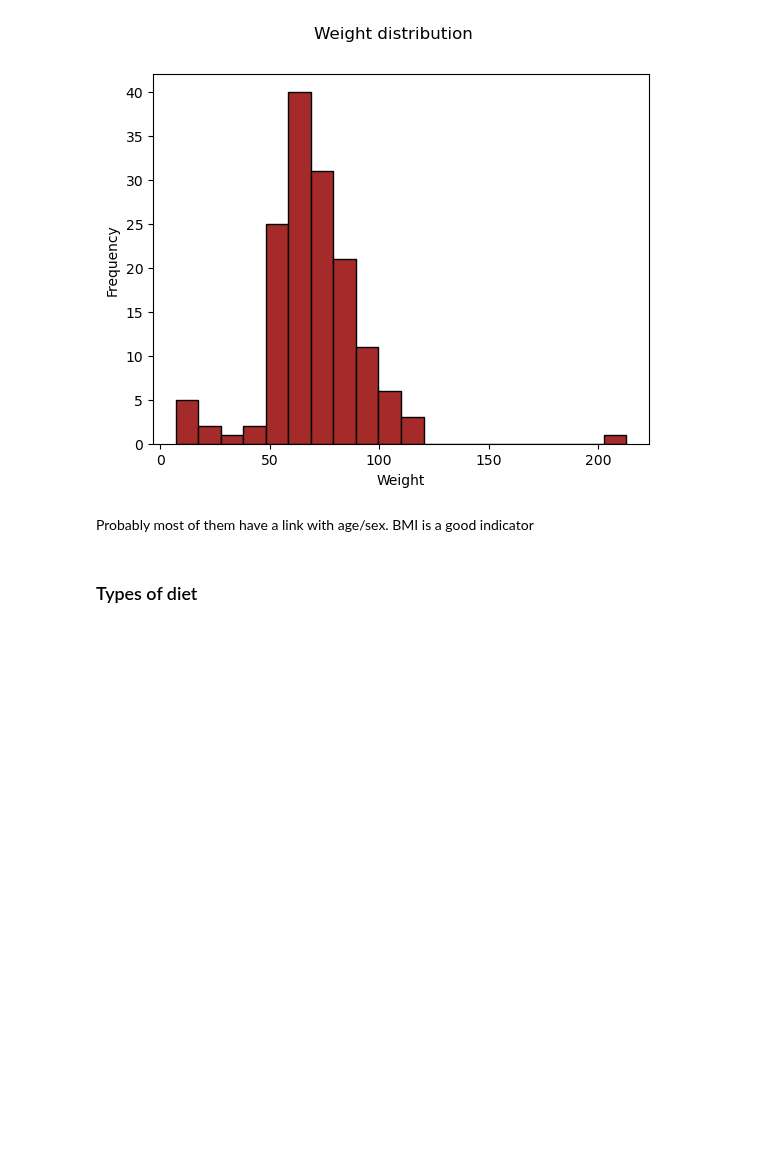
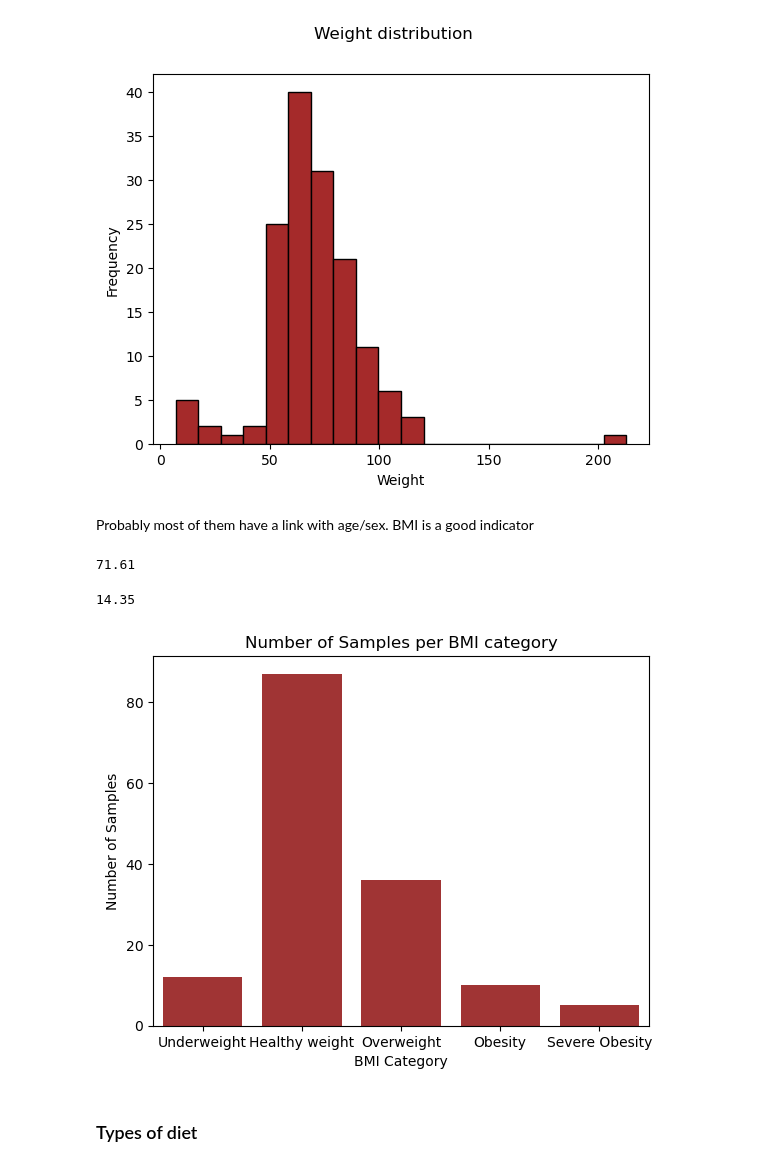
Before and after one commit to Mila-cmd651/FunGut-Project, a Jupyter notebook: Mila_Metadata_analysis.ipynb, the cells around one changed output. Saved outputs shown, nothing was run; the diff lists cells and outputs as text; code cells hidden in the pictures; blank space fills up the shorter version.

```diff
--- a/Mila_Metadata_analysis.ipynb
+++ b/Mila_Metadata_analysis.ipynb
@@ -130,6 +133,36 @@ Text(0.5, 0.98, 'Weight distribution')
 [figure]
 # %% [markdown]
 Probably most of them have a link with age/sex. BMI is a good indicator
+# %%
+sample_metadata["bmi_sample"].max() #Maybe remove the 71.61?
+# %% [output]
+71.61
+# %%
+sample_metadata["bmi_sample"].min()
+# %% [output]
+14.35
+# %%
+def classify_bmi(bmi):
+    if bmi < 18.5:
+        return 'Underweight'
+    elif 18.5 <= bmi <= 24.99:
+        return 'Healthy weight'
+    elif 25 <= bmi < 30:
+        return 'Overweight'
+    elif 30 <= bmi < 40:
+        return 'Obesity'
+    else:  # bmi >= 40
+        return 'Severe Obesity'
+# %%
+sample_metadata['bmi_category'] = sample_metadata["bmi_sample"].apply(classify_bmi)
+# %%
+sns.countplot(data=sample_metadata, x='bmi_category', color="firebrick")
+plt.xlabel('BMI Category')
+plt.ylabel('Number of Samples')
+plt.title('Number of Samples per BMI category')
+plt.show()
+# %% [output]
+[figure, added]
 # %% [markdown]
 ### Types of diet
 # %%
```
Also changed, not shown: parts of 11 cells of this notebook, 1 other file.
